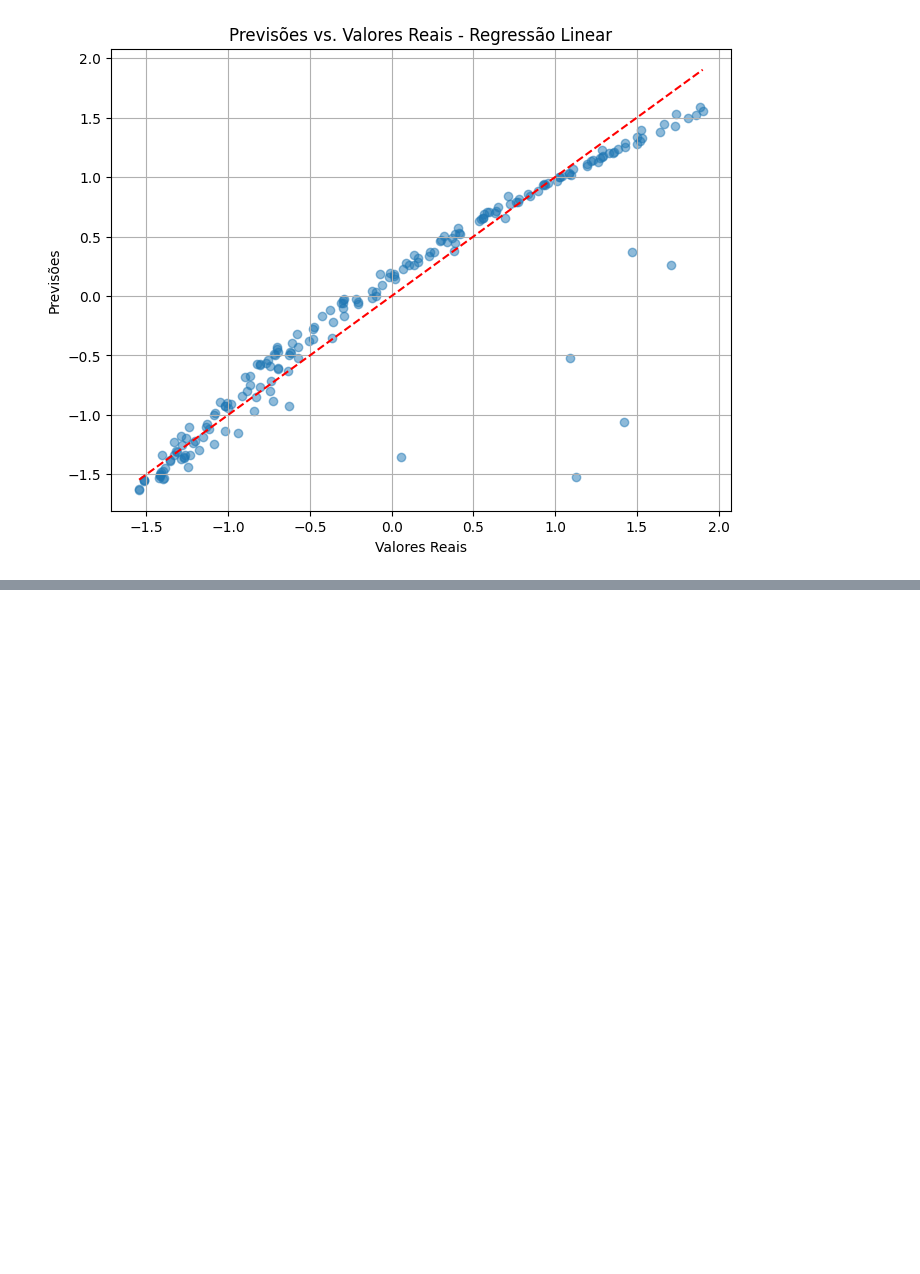
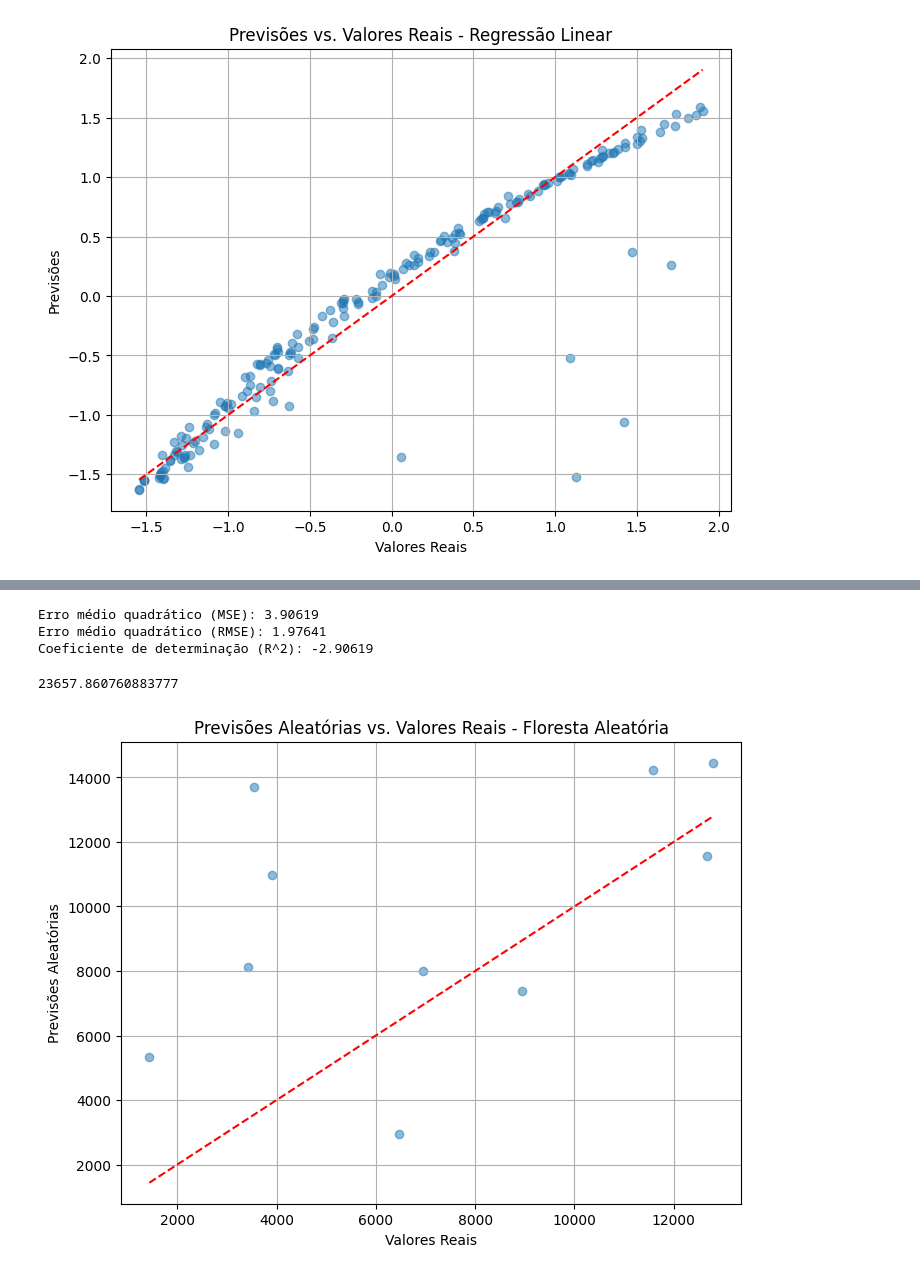
Before and after one commit to jordanmsouza/TechChallenge_Fase1_Grupo4, a Jupyter notebook: Tech_Challange_Fase1_Grupo4.ipynb, the cells around one changed output, grey strips where cells are left out. Cells and saved outputs as stored; diff of their text form; code cells hidden in the pictures; blank space fills up the shorter version.

```diff
--- a/Tech_Challange_Fase1_Grupo4.ipynb
+++ b/Tech_Challange_Fase1_Grupo4.ipynb
@@ -551,0 +560,23 @@ Ao analisarmos o grafico verifcamos que apesar de não estarem todos sobre a ret
+# %%
+n_samples = 10
+
+np.random.seed(42)
+
+idade = np.random.randint(18, 65, size=n_samples)
+genero = np.random.choice(['homem', 'mulher'], size=n_samples)
+imc = np.round(np.random.uniform(18, 40, size=n_samples), 1)
+filhos = np.random.randint(0, 5, size=n_samples)
+fumante = np.random.choice(['sim', 'não'], size=n_samples)
+regioes = ['noroeste', 'nordeste', 'sudeste', 'sudoeste']
+regiao = np.random.choice(regioes, size=n_samples)
+encargos = np.round(np.random.uniform(1000, 15000, size=n_samples), 2)
+
+dados_aleatorios = pd.DataFrame({
+    'idade': idade,
+    'genero': genero,
+    'imc': imc,
+    'filhos': filhos,
+    'fumante': fumante,
+    'regiao': regiao,
+    'encargos': encargos
+})
@@ -551,0 +610,11 @@ Ao analisarmos o grafico verifcamos que apesar de não estarem todos sobre a ret
+# %%
+label_encoder = LabelEncoder()
+scaler = StandardScaler()
+
+dados_aleatorios_antigos = dados_aleatorios.copy()
+dados_aleatorios['genero'] = label_encoder.fit_transform(dados_aleatorios['genero'])
+dados_aleatorios['fumante'] = label_encoder.fit_transform(dados_aleatorios['fumante'])
+dados_aleatorios = pd.get_dummies(dados_aleatorios, columns=['regiao'], prefix='dummy')
+
+colunas_numericas = ['idade', 'imc', 'filhos', 'encargos']
+dados_aleatorios[colunas_numericas] = scaler.fit_transform(dados_aleatorios[colunas_numericas])
@@ -551,0 +682,26 @@ Ao analisarmos o grafico verifcamos que apesar de não estarem todos sobre a ret
+# %%
+mse = mean_squared_error(y_aleatorio, predic_linear_normalizada)
+rmse = np.sqrt(mse)
+r2 = r2_score(y_aleatorio,predic_linear_normalizada)
+print(f"\nErro médio quadrático (MSE): {mse:.5f}")
+print(f"Erro médio quadrático (RMSE): {rmse:.5f}")
+print(f"Coeficiente de determinação (R^2): {r2:.5f}")
+# %% [output]
+Erro médio quadrático (MSE): 3.90619
+Erro médio quadrático (RMSE): 1.97641
+Coeficiente de determinação (R^2): -2.90619
+# %%
+predicao_linear_original.max()
+# %% [output]
+23657.860760883777
+# %%
+plt.figure(figsize=(8, 6))
+plt.scatter(dados_aleatorios_antigos["encargos"], predicao_forest_original, alpha=0.5)
+plt.plot([min(dados_aleatorios_antigos["encargos"]), max(dados_aleatorios_antigos["encargos"])], [min(dados_aleatorios_antigos["encargos"]), max(dados_aleatorios_antigos["encargos"])], color='red', linestyle='--')  # Linha diagonal para referência
+plt.xlabel('Valores Reais')
+plt.ylabel('Previsões Aleatórias')
+plt.title('Previsões Aleatórias vs. Valores Reais - Floresta Aleatória')
+plt.grid(True)
+plt.show()
+# %% [output]
+[figure, added]
```
Also changed, not shown: parts of 31 cells of this notebook.
